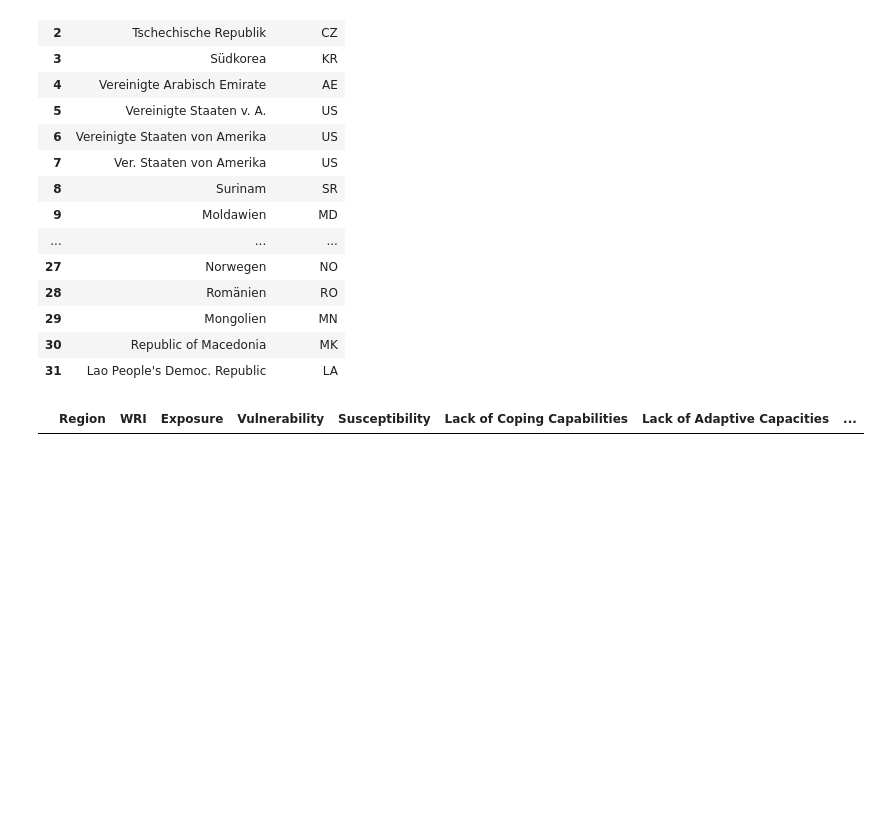
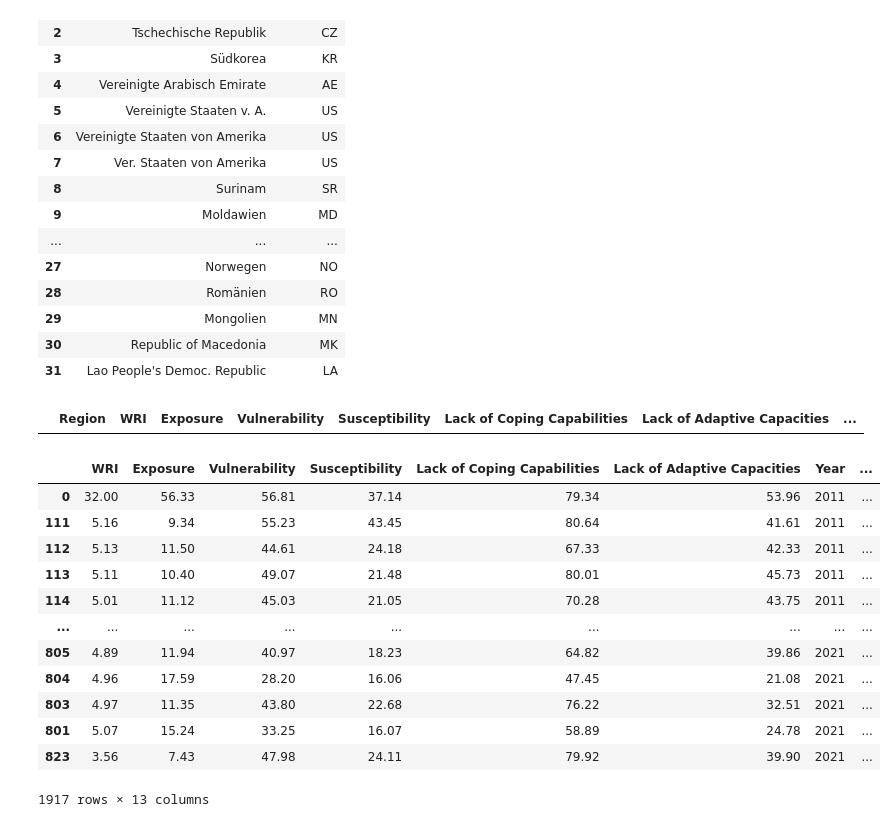
Before and after one commit to herzf012/world-disaster-risk-visualization, a Jupyter notebook: extract_transform_notebook.ipynb, the cells around one changed output. Cells and saved outputs as stored; diff of their text form; code cells hidden in the pictures; blank space fills up the shorter version.

```diff
--- a/extract_transform_notebook.ipynb
+++ b/extract_transform_notebook.ipynb
@@ -550,4 +550,26 @@ cleaned_country_df[cleaned_country_df['iso_code_y'].isnull()]
 cleaned_country_df = cleaned_country_df.rename(columns={'iso_code_y':'iso_code'})
 cleaned_country_df['iso_code'] = cleaned_country_df['iso_code'].str.upper()
 country_codes_df['alpha2'] = country_codes_df['alpha2'].str.upper()
+# %%
+english_dataframe = cleaned_country_df.merge(country_codes_df,how='left',left_on='iso_code',right_on='alpha2')
+english_dataframe  = english_dataframe .drop(columns=
+                                             ['Region','alpha2',
+                                             'de'])
+
+english_dataframe = english_dataframe.sort_values(by = ["Year"])
+english_dataframe
+# %% [output]
+|  | WRI | Exposure | Vulnerability | Susceptibility | Lack of Coping Capabilities | Lack of Adaptive Capacities | Year | ... |
+| 0 | 32.00 | 56.33 | 56.81 | 37.14 | 79.34 | 53.96 | 2011 | ... |
+| 111 | 5.16 | 9.34 | 55.23 | 43.45 | 80.64 | 41.61 | 2011 | ... |
+| 112 | 5.13 | 11.50 | 44.61 | 24.18 | 67.33 | 42.33 | 2011 | ... |
+| 113 | 5.11 | 10.40 | 49.07 | 21.48 | 80.01 | 45.73 | 2011 | ... |
+| 114 | 5.01 | 11.12 | 45.03 | 21.05 | 70.28 | 43.75 | 2011 | ... |
+| ... | ... | ... | ... | ... | ... | ... | ... | ... |
+| 805 | 4.89 | 11.94 | 40.97 | 18.23 | 64.82 | 39.86 | 2021 | ... |
+| 804 | 4.96 | 17.59 | 28.20 | 16.06 | 47.45 | 21.08 | 2021 | ... |
+| 803 | 4.97 | 11.35 | 43.80 | 22.68 | 76.22 | 32.51 | 2021 | ... |
+| 801 | 5.07 | 15.24 | 33.25 | 16.07 | 58.89 | 24.78 | 2021 | ... |
+| 823 | 3.56 | 7.43 | 47.98 | 24.11 | 79.92 | 39.90 | 2021 | ... |
+1917 rows × 13 columns
 # %%
```
Also changed, not shown: parts of 4 cells of this notebook, 2 other files.
